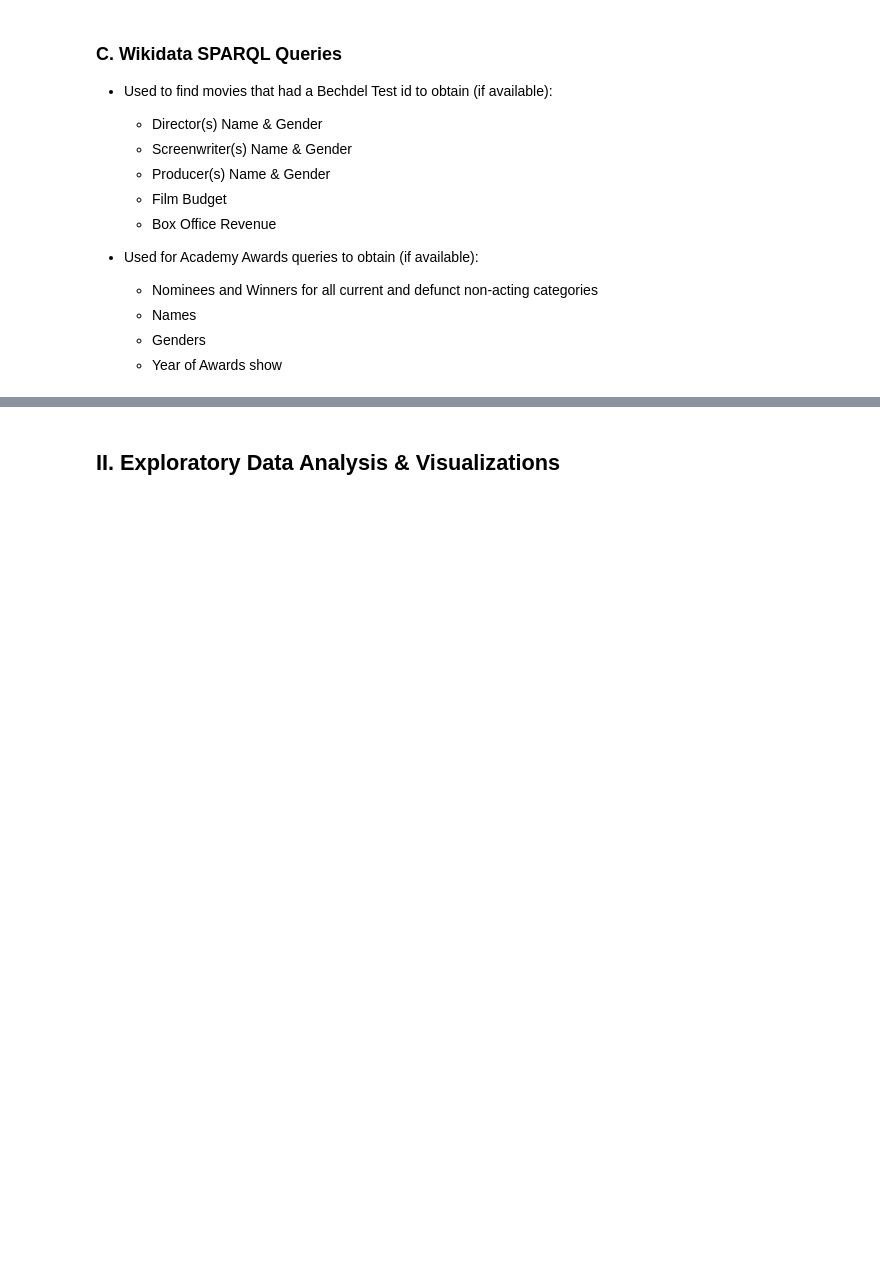
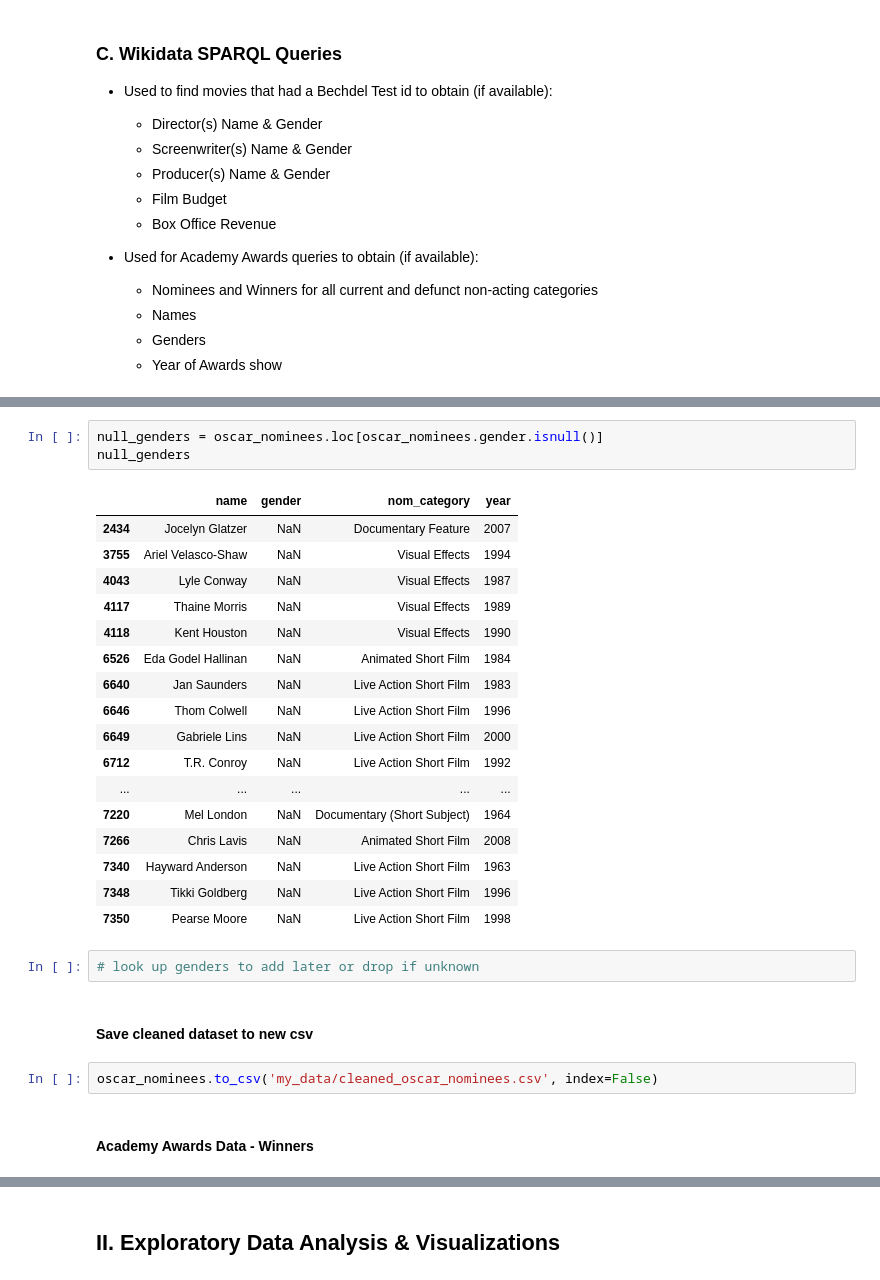
Before and after one commit to MagicMilly/women-in-film-analysis-dashboard, a Jupyter notebook: presentation.ipynb, the cells around one changed output, grey strips where cells are left out. Drawn from its saved outputs; the diff is of its cells as text; blank space fills up the shorter version.

```diff
--- a/presentation.ipynb
+++ b/presentation.ipynb
@@ -63,0 +188,29 @@ API calls made with (whatever that name was)
+# %%
+null_genders = oscar_nominees.loc[oscar_nominees.gender.isnull()]
+null_genders
+# %% [output]
+|  | name | gender | nom_category | year |
+| 2434 | Jocelyn Glatzer | NaN | Documentary Feature | 2007 |
+| 3755 | Ariel Velasco-Shaw | NaN | Visual Effects | 1994 |
+| 4043 | Lyle Conway | NaN | Visual Effects | 1987 |
+| 4117 | Thaine Morris | NaN | Visual Effects | 1989 |
+| 4118 | Kent Houston | NaN | Visual Effects | 1990 |
+| 6526 | Eda Godel Hallinan | NaN | Animated Short Film | 1984 |
+| 6640 | Jan Saunders | NaN | Live Action Short Film | 1983 |
+| 6646 | Thom Colwell | NaN | Live Action Short Film | 1996 |
+| 6649 | Gabriele Lins | NaN | Live Action Short Film | 2000 |
+| 6712 | T.R. Conroy | NaN | Live Action Short Film | 1992 |
+| ... | ... | ... | ... | ... |
+| 7220 | Mel London | NaN | Documentary (Short Subject) | 1964 |
+| 7266 | Chris Lavis | NaN | Animated Short Film | 2008 |
+| 7340 | Hayward Anderson | NaN | Live Action Short Film | 1963 |
+| 7348 | Tikki Goldberg | NaN | Live Action Short Film | 1996 |
+| 7350 | Pearse Moore | NaN | Live Action Short Film | 1998 |
+# %%
+# look up genders to add later or drop if unknown
+# %% [markdown]
+#### Save cleaned dataset to new csv
+# %%
+oscar_nominees.to_csv('my_data/cleaned_oscar_nominees.csv', index=False)
+# %% [markdown]
+#### Academy Awards Data - Winners
```
Also changed, not shown: parts of 31 cells of this notebook, 1 other file.
